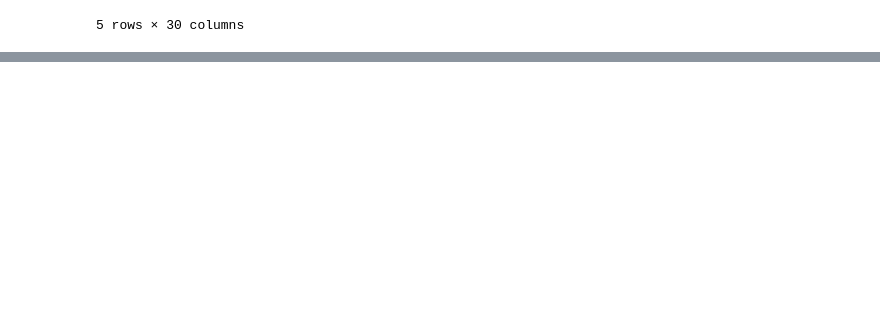
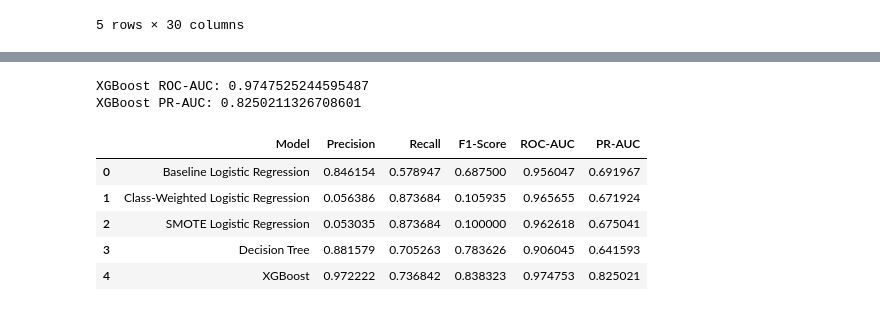
Before and after one commit to ad-Dinesh/credit-card-fraud-detection, a Jupyter notebook: notebooks/05_preprocessing_feature.ipynb, the cells around one changed output, grey strips where cells are left out. Drawn from its saved outputs; the diff is of its cells as text; code cells hidden in the pictures; blank space fills up the shorter version.

Commit message:
train models and smote

```diff
--- a/notebooks/05_preprocessing_feature.ipynb
+++ b/notebooks/05_preprocessing_feature.ipynb
@@ -47,0 +281,2 @@ X_train_scaled.head()
+# %%
+rf_model.fit(X_train_scaled, y_train)
@@ -47,0 +385,14 @@ X_train_scaled.head()
+# %%
+xgb_model = xgb.XGBClassifier(
+    n_estimators=300,
+    max_depth=5,
+    learning_rate=0.05,
+    subsample=0.8,
+    colsample_bytree=0.8,
+    objective="binary:logistic",
+    eval_metric="logloss",
+    random_state=42,
+    n_jobs=-1
+)
+# %%
+xgb_model.fit(X_train_scaled, y_train)
@@ -47,0 +412,4 @@ X_train_scaled.head()
+# %%
+y_pred_xgb = xgb_model.predict(X_test_scaled)
+
+y_prob_xgb = xgb_model.predict_proba(X_test_scaled)[:, 1]
@@ -47,0 +427,9 @@ X_train_scaled.head()
+# %%
+roc_auc_xgb = roc_auc_score(y_test, y_prob_xgb)
+pr_auc_xgb = average_precision_score(y_test, y_prob_xgb)
+
+print("XGBoost ROC-AUC:", roc_auc_xgb)
+print("XGBoost PR-AUC:", pr_auc_xgb)
+# %% [output]
+XGBoost ROC-AUC: 0.9747525244595487
+XGBoost PR-AUC: 0.8250211326708601
@@ -47,0 +438,31 @@ X_train_scaled.head()
+# %%
+model_results = []
+
+models_data = [
+    ("Baseline Logistic Regression", y_pred_baseline, y_prob_baseline),
+    ("Class-Weighted Logistic Regression", y_pred_weighted, y_prob_weighted),
+    ("SMOTE Logistic Regression", y_pred_smote, y_prob_smote),
+    ("Decision Tree", y_pred_dt, y_prob_dt),
+    ("XGBoost", y_pred_xgb, y_prob_xgb)
+]
+
+for model_name, y_pred, y_prob in models_data:
+    model_results.append({
+        "Model": model_name,
+        "Precision": precision_score(y_test, y_pred),
+        "Recall": recall_score(y_test, y_pred),
+        "F1-Score": f1_score(y_test, y_pred),
+        "ROC-AUC": roc_auc_score(y_test, y_prob),
+        "PR-AUC": average_precision_score(y_test, y_prob)
+    })
+
+model_comparison = pd.DataFrame(model_results)
+
+model_comparison
+# %% [output]
+|  | Model | Precision | Recall | F1-Score | ROC-AUC | PR-AUC |
+| 0 | Baseline Logistic Regression | 0.846154 | 0.578947 | 0.687500 | 0.956047 | 0.691967 |
+| 1 | Class-Weighted Logistic Regression | 0.056386 | 0.873684 | 0.105935 | 0.965655 | 0.671924 |
+| 2 | SMOTE Logistic Regression | 0.053035 | 0.873684 | 0.100000 | 0.962618 | 0.675041 |
+| 3 | Decision Tree | 0.881579 | 0.705263 | 0.783626 | 0.906045 | 0.641593 |
+| 4 | XGBoost | 0.972222 | 0.736842 | 0.838323 | 0.974753 | 0.825021 |
```
Also changed, not shown: parts of 52 cells of this notebook.
